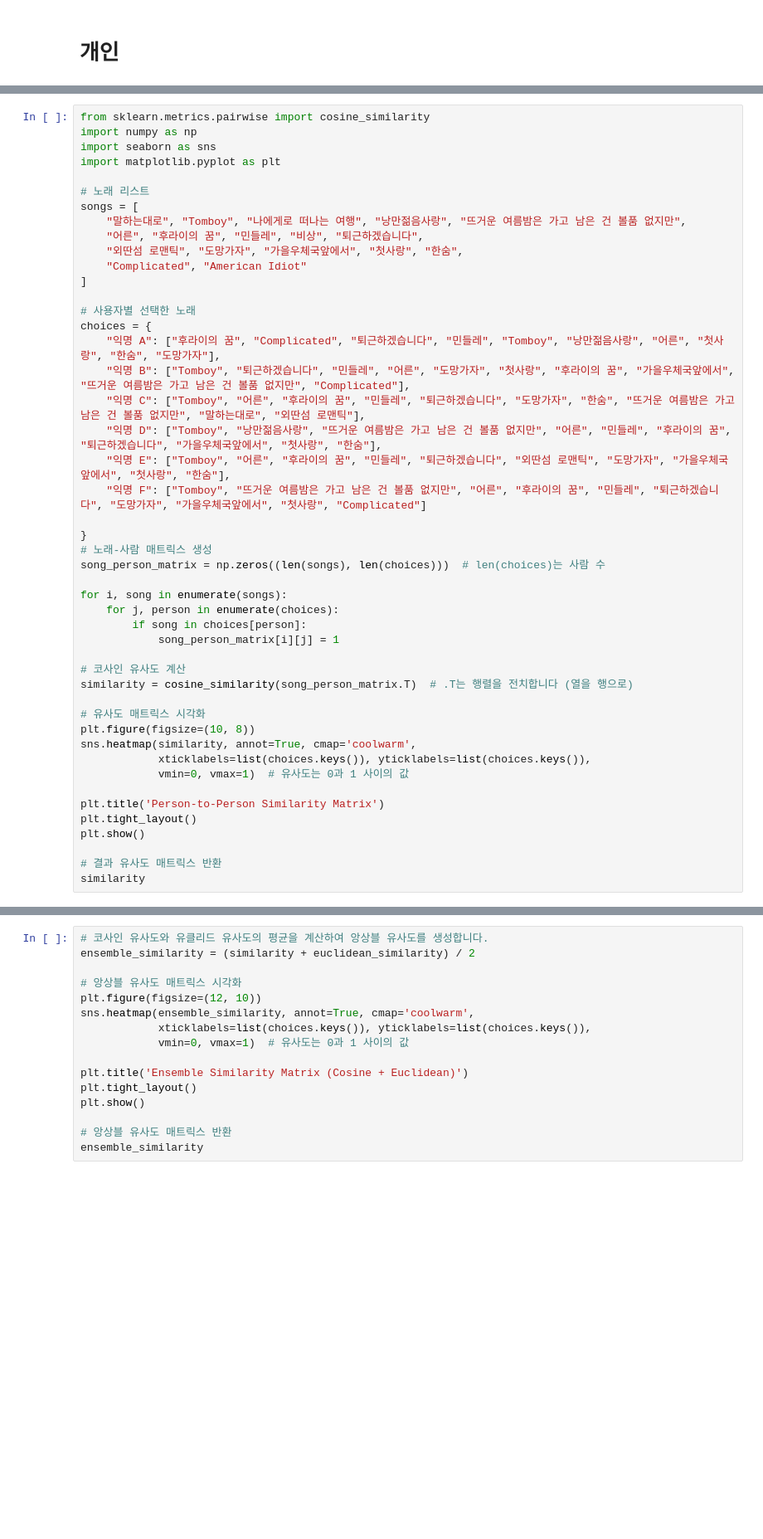
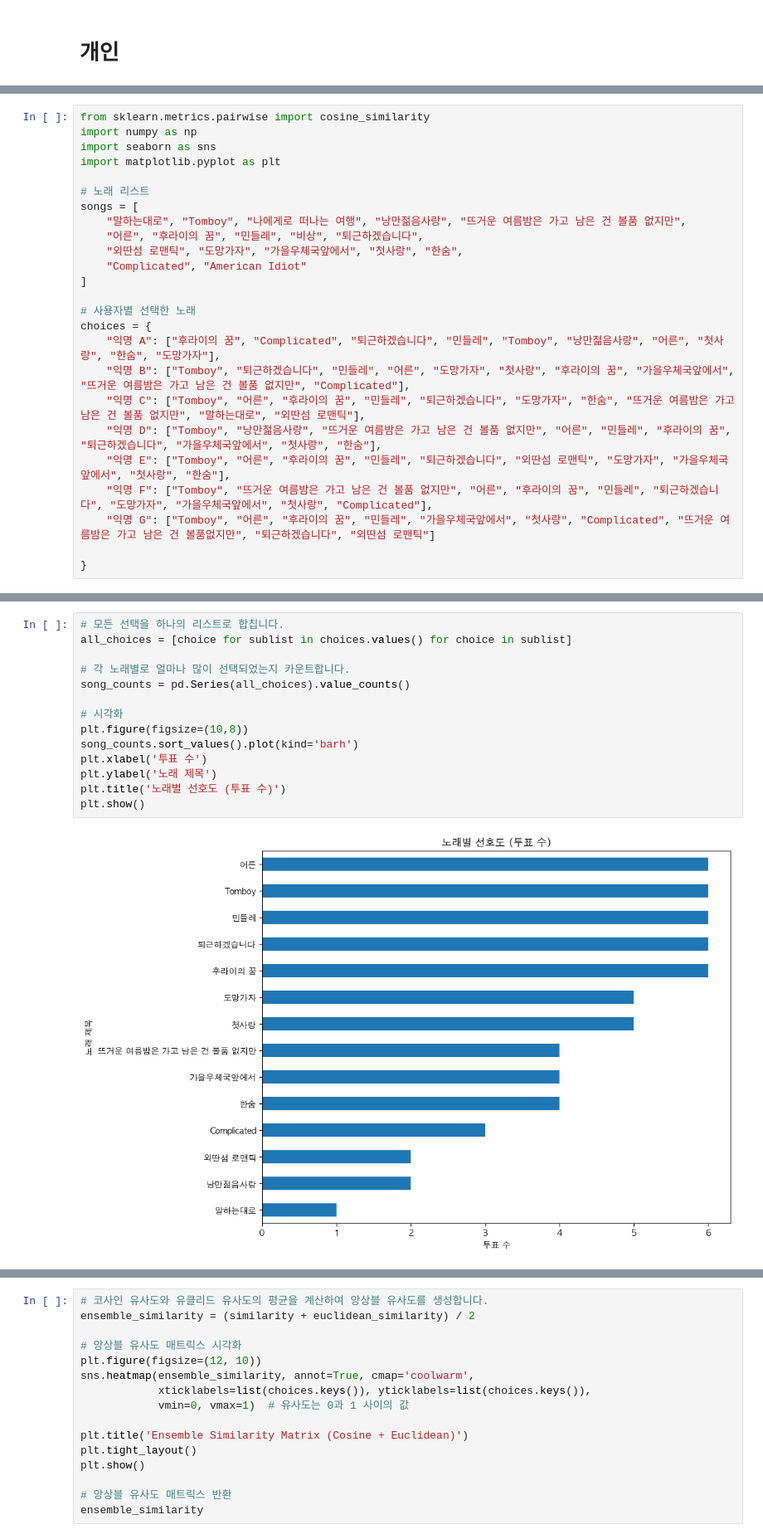
Before and after one commit to being0606/singerSimilarity, a Jupyter notebook: similarity.ipynb, the cells around one changed output, grey strips where cells are left out. Shown at 83% size. Cells and saved outputs as stored; diff of their text form; blank space fills up the shorter version.

```diff
--- a/pre-process.ipynb
+++ b/similarity.ipynb
@@ -276,29 +193,7 @@ choices = {
     "익명 C": ["Tomboy", "어른", "후라이의 꿈", "민들레", "퇴근하겠습니다", "도망가자", "한숨", "뜨거운 여름밤은 가고 남은 건 볼품 없지만", "말하는대로", "외딴섬 로맨틱"],
     "익명 D": ["Tomboy", "낭만젊음사랑", "뜨거운 여름밤은 가고 남은 건 볼품 없지만", "어른", "민들레", "후라이의 꿈", "퇴근하겠습니다", "가을우체국앞에서", "첫사랑", "한숨"],
     "익명 E": ["Tomboy", "어른", "후라이의 꿈", "민들레", "퇴근하겠습니다", "외딴섬 로맨틱", "도망가자", "가을우체국앞에서", "첫사랑", "한숨"],
-    "익명 F": ["Tomboy", "뜨거운 여름밤은 가고 남은 건 볼품 없지만", "어른", "후라이의 꿈", "민들레", "퇴근하겠습니다", "도망가자", "가을우체국앞에서", "첫사랑", "Complicated"]
+    "익명 F": ["Tomboy", "뜨거운 여름밤은 가고 남은 건 볼품 없지만", "어른", "후라이의 꿈", "민들레", "퇴근하겠습니다", "도망가자", "가을우체국앞에서", "첫사랑", "Complicated"],
+    "익명 G": ["Tomboy", "어른", "후라이의 꿈", "민들레", "가을우체국앞에서", "첫사랑", "Complicated", "뜨거운 여름밤은 가고 남은 건 볼품없지만", "퇴근하겠습니다", "외딴섬 로맨틱"]
 
 }
-# 노래-사람 매트릭스 생성
-song_person_matrix = np.zeros((len(songs), len(choices)))  # len(choices)는 사람 수
-
-for i, song in enumerate(songs):
-    for j, person in enumerate(choices):
-        if song in choices[person]:
-            song_person_matrix[i][j] = 1
-
-# 코사인 유사도 계산
-similarity = cosine_similarity(song_person_matrix.T)  # .T는 행렬을 전치합니다 (열을 행으로)
-
-# 유사도 매트릭스 시각화
-plt.figure(figsize=(10, 8))
-sns.heatmap(similarity, annot=True, cmap='coolwarm',
-            xticklabels=list(choices.keys()), yticklabels=list(choices.keys()),
-            vmin=0, vmax=1)  # 유사도는 0과 1 사이의 값
-
-plt.title('Person-to-Person Similarity Matrix')
-plt.tight_layout()
-plt.show()
-
-# 결과 유사도 매트릭스 반환
-similarity
@@ -312,0 +200,16 @@ array([[1. , 0.8, 0.7, 0.8, 0.8, 0.8],
+# %%
+# 모든 선택을 하나의 리스트로 합칩니다.
+all_choices = [choice for sublist in choices.values() for choice in sublist]
+
+# 각 노래별로 얼마나 많이 선택되었는지 카운트합니다.
+song_counts = pd.Series(all_choices).value_counts()
+
+# 시각화
+plt.figure(figsize=(10,8))
+song_counts.sort_values().plot(kind='barh')
+plt.xlabel('투표 수')
+plt.ylabel('노래 제목')
+plt.title('노래별 선호도 (투표 수)')
+plt.show()
+# %% [output]
+[figure, added]
```
Also changed, not shown: parts of 13 cells of this notebook.
